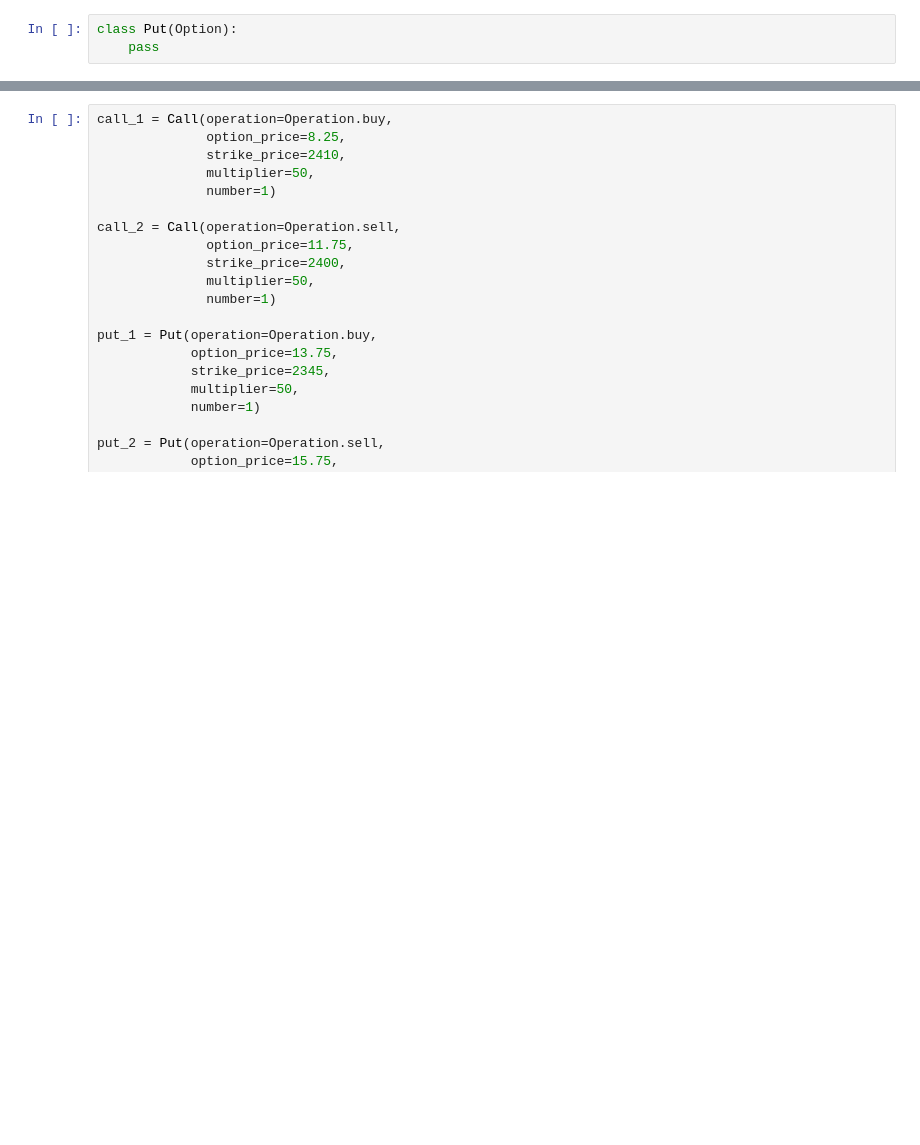
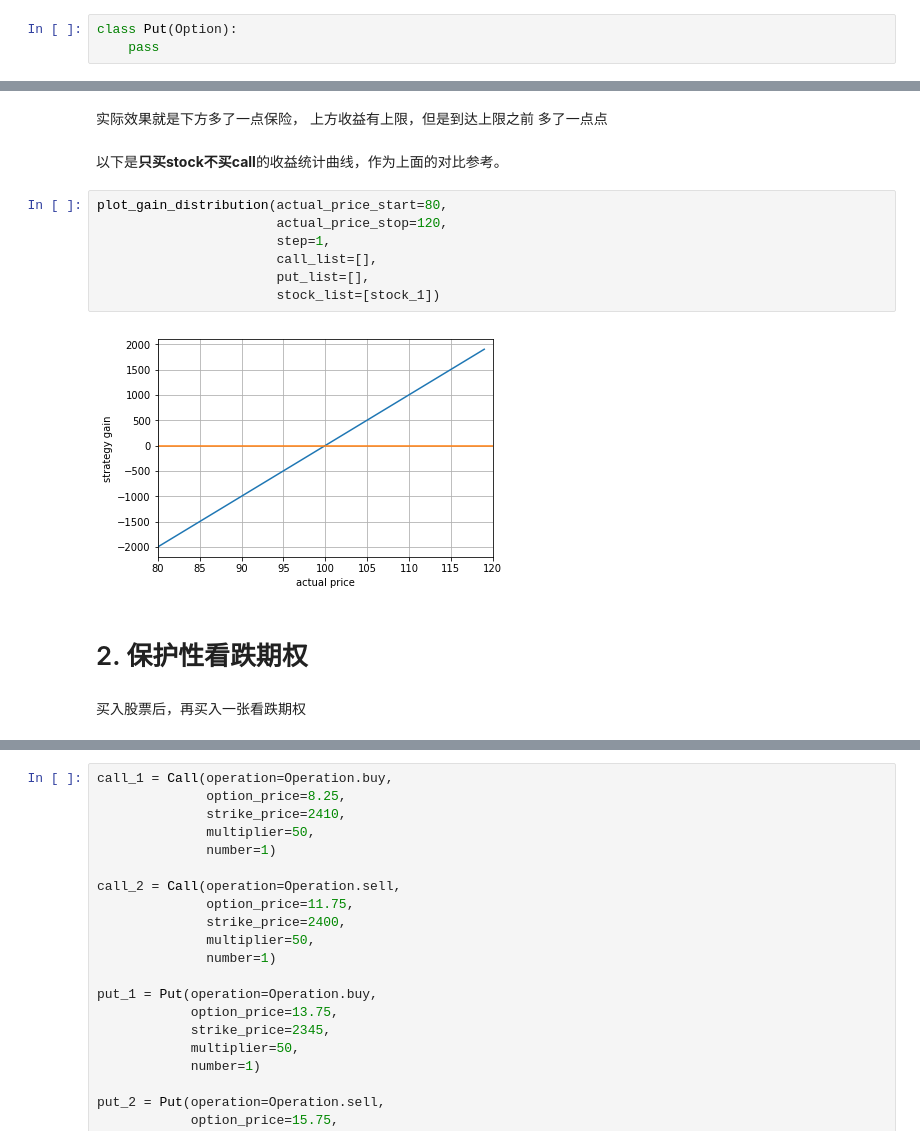
Before and after one commit to supersheepbear/notebooks, a Jupyter notebook: option/option_gain_loss_calculation.ipynb, the cells around one changed output, grey strips where cells are left out. Saved outputs shown, nothing was run; the diff lists cells and outputs as text; blank space fills up the shorter version.

```diff
--- a/option/option_gain_loss_calculation.ipynb
+++ b/option/option_gain_loss_calculation.ipynb
@@ -114,0 +198,17 @@ class GainCalculation(object):
+# %% [markdown]
+实际效果就是下方多了一点保险， 上方收益有上限，但是到达上限之前 多了一点点
+# %% [markdown]
+以下是**只买stock不买call**的收益统计曲线，作为上面的对比参考。
+# %%
+plot_gain_distribution(actual_price_start=80,
+                       actual_price_stop=120,
+                       step=1,
+                       call_list=[],
+                       put_list=[],
+                       stock_list=[stock_1])
+# %% [output]
+[figure, added]
+# %% [markdown]
+# 2. 保护性看跌期权
+# %% [markdown]
+买入股票后，再买入一张看跌期权
```
Also changed, not shown: parts of 87 cells of this notebook.
